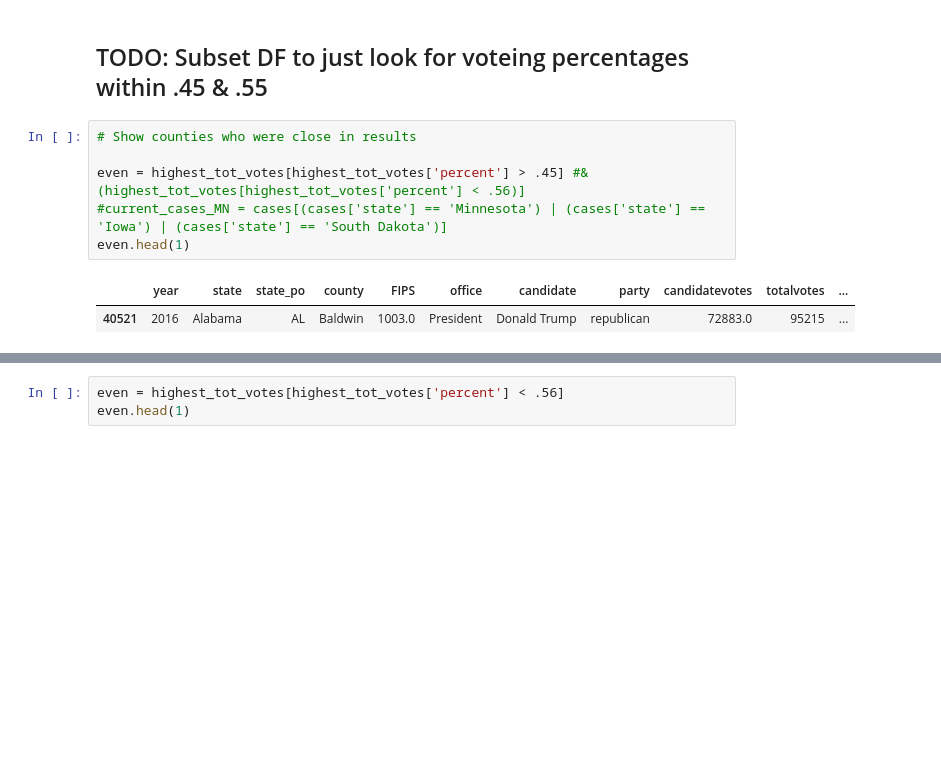
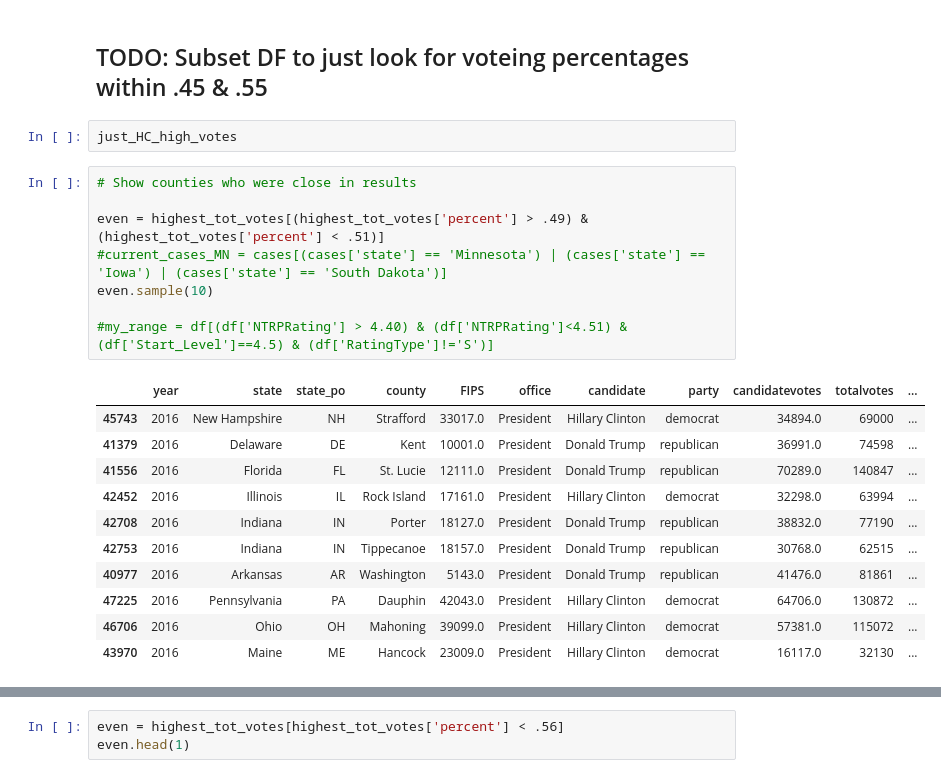
Before and after one commit to VallieTracy/Pres-Election-Partisan-Breakdown, a Jupyter notebook: Liz-nb.ipynb, the cells around one changed output, grey strips where cells are left out. Cells and saved outputs as stored; diff of their text form; blank space fills up the shorter version.

```diff
--- a/Liz-nb.ipynb
+++ b/Liz-nb.ipynb
@@ -89,12 +89,25 @@ highest_tot_votes.head()
 | 40580 | 2016 | Alabama | AL | Cullman | 1043.0 | President | Hillary Clinton | democrat | 3798.0 | 37873 | ... |
 # %% [markdown]
 ## TODO: Subset DF to just look for voteing percentages within .45 & .55
+# %%
+just_HC_high_votes
 # %%
 # Show counties who were close in results
 
-even = highest_tot_votes[highest_tot_votes['percent'] > .45] #& (highest_tot_votes[highest_tot_votes['percent'] < .56)]
+even = highest_tot_votes[(highest_tot_votes['percent'] > .49) & (highest_tot_votes['percent'] < .51)]
 #current_cases_MN = cases[(cases['state'] == 'Minnesota') | (cases['state'] == 'Iowa') | (cases['state'] == 'South Dakota')]
-even.head(1)
+even.sample(10)
+
+#my_range = df[(df['NTRPRating'] > 4.40) & (df['NTRPRating']<4.51) & (df['Start_Level']==4.5) & (df['RatingType']!='S')]
 # %% [output]
 |  | year | state | state_po | county | FIPS | office | candidate | party | candidatevotes | totalvotes | ... |
-| 40521 | 2016 | Alabama | AL | Baldwin | 1003.0 | President | Donald Trump | republican | 72883.0 | 95215 | ... |
+| 45743 | 2016 | New Hampshire | NH | Strafford | 33017.0 | President | Hillary Clinton | democrat | 34894.0 | 69000 | ... |
+| 41379 | 2016 | Delaware | DE | Kent | 10001.0 | President | Donald Trump | republican | 36991.0 | 74598 | ... |
+| 41556 | 2016 | Florida | FL | St. Lucie | 12111.0 | President | Donald Trump | republican | 70289.0 | 140847 | ... |
+| 42452 | 2016 | Illinois | IL | Rock Island | 17161.0 | President | Hillary Clinton | democrat | 32298.0 | 63994 | ... |
+| 42708 | 2016 | Indiana | IN | Porter | 18127.0 | President | Donald Trump | republican | 38832.0 | 77190 | ... |
+| 42753 | 2016 | Indiana | IN | Tippecanoe | 18157.0 | President | Donald Trump | republican | 30768.0 | 62515 | ... |
+| 40977 | 2016 | Arkansas | AR | Washington | 5143.0 | President | Donald Trump | republican | 41476.0 | 81861 | ... |
+| 47225 | 2016 | Pennsylvania | PA | Dauphin | 42043.0 | President | Hillary Clinton | democrat | 64706.0 | 130872 | ... |
+| 46706 | 2016 | Ohio | OH | Mahoning | 39099.0 | President | Hillary Clinton | democrat | 57381.0 | 115072 | ... |
+| 43970 | 2016 | Maine | ME | Hancock | 23009.0 | President | Hillary Clinton | democrat | 16117.0 | 32130 | ... |
```
Also changed, not shown: parts of 6 cells of this notebook.
